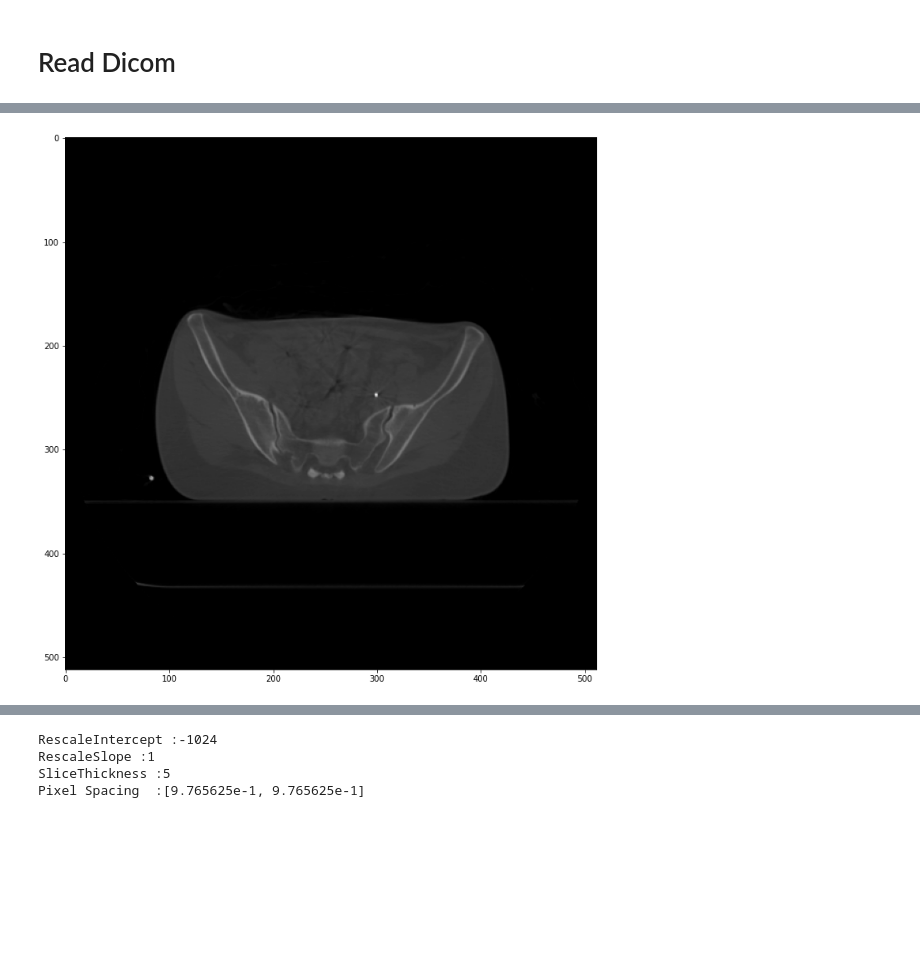
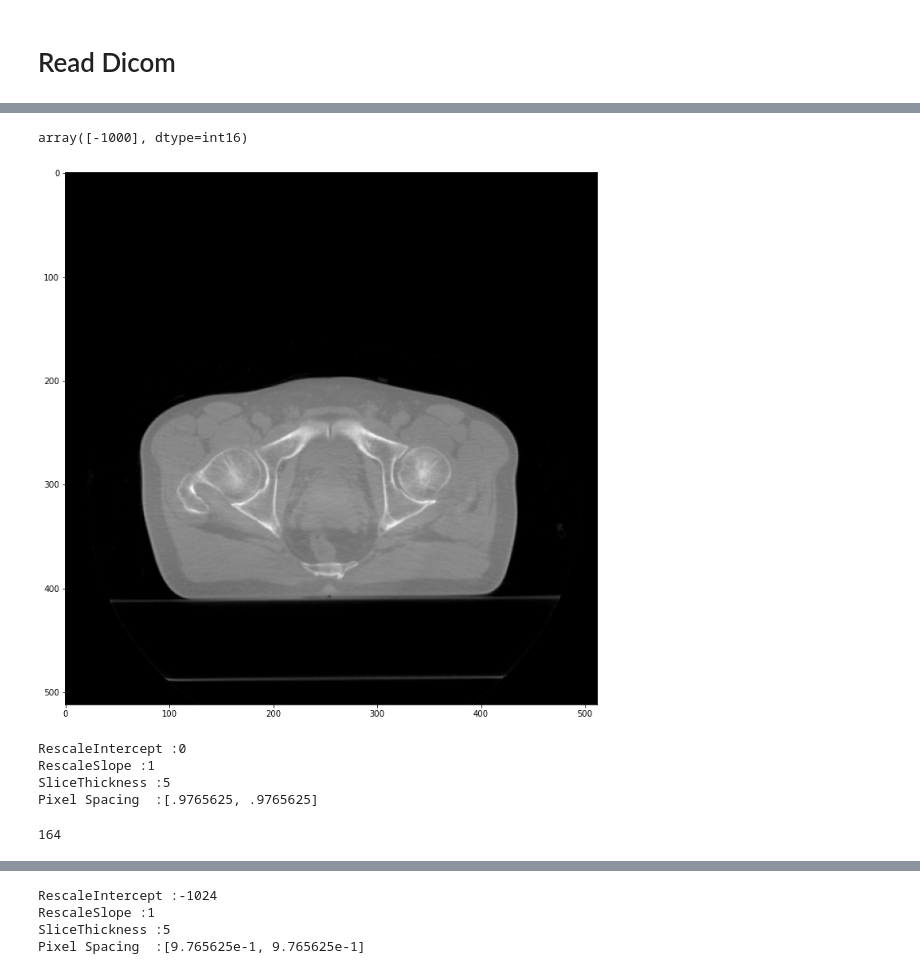
Before and after one commit to jefffang19/cbct, a Jupyter notebook: read_dicom_copy.ipynb, the cells around one changed output, grey strips where cells are left out. Saved outputs shown, nothing was run; the diff lists cells and outputs as text; code cells hidden in the pictures; blank space fills up the shorter version.

```diff
--- a/read_dicom_copy.ipynb
+++ b/read_dicom_copy.ipynb
@@ -18,7 +18,7 @@ import matplotlib.pyplot as plt
 # Read Dicom
 # %%
 def read_dicom(path):
-    g = glob.glob(path + '/CT*.dcm')
+    g = glob.glob(os.path.join(path, '*.dcm'))
     slices = [pydicom.read_file(s) for s in g]
     slices.sort(key=lambda x: int(x.InstanceNumber))
     print('RescaleIntercept :{}'.format(slices[0].RescaleIntercept))
@@ -43,0 +37,2 @@ Pixel Spacing  :[9.0802038e-1, 9.0802038e-1]
+# %%
+slices = read_dicom('/home/jeff/文件/ScalarVolume_123')
@@ -48,4 +58,19 @@ len(slices)
+# %%
+np.unique(slices[0].pixel_array)
+# %% [output]
+array([-1000], dtype=int16)
 # %%
-show_raw_pixel(slices[60])
+show_raw_pixel(slices[19])
 # %% [output]
-[figure, old version]
+[figure, new version]
+# %%
+slices = read_dicom('/home/jeff/文件/ScalarVolume_125')
+# %% [output]
+RescaleIntercept :0
+RescaleSlope :1
+SliceThickness :5
+Pixel Spacing  :[.9765625, .9765625]
+# %%
+len(slices)
+# %% [output]
+164
```
Also changed, not shown: parts of 5 cells of this notebook, 1 other file.
